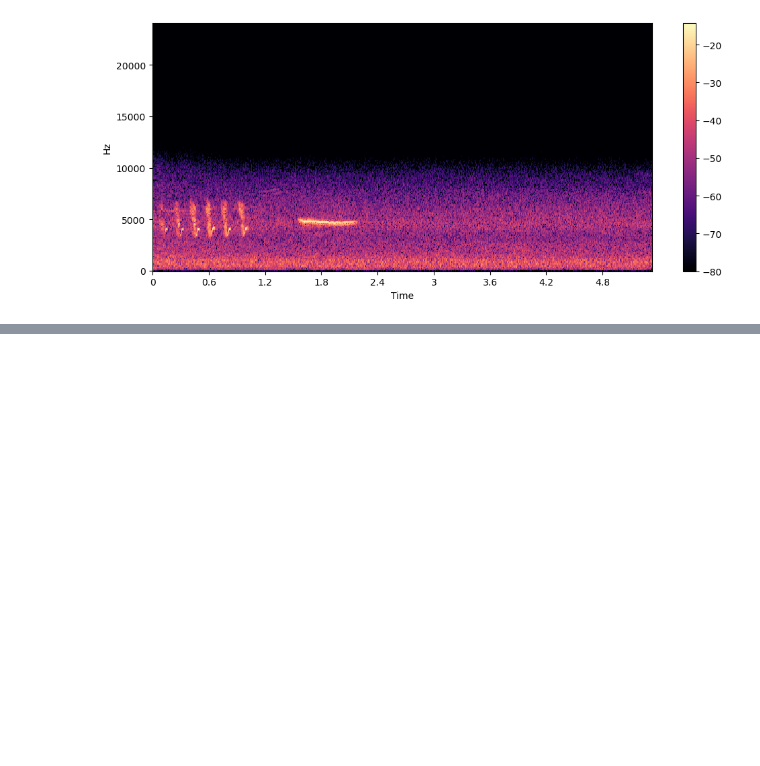
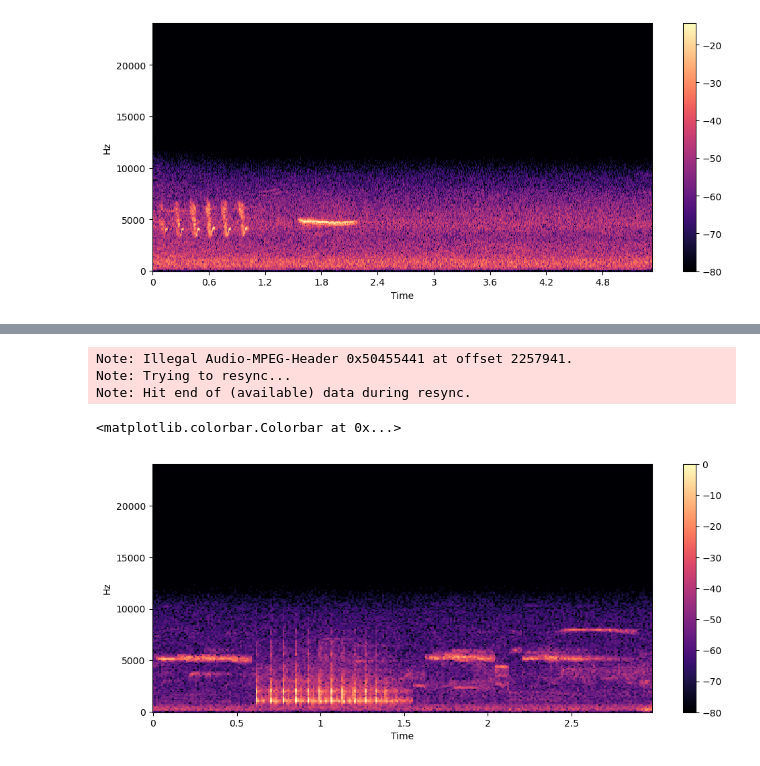
Before and after one commit to okkokuisma/bird-identifier, a Jupyter notebook: data.ipynb, the cells around one changed output, grey strips where cells are left out. Saved outputs shown, nothing was run; the diff lists cells and outputs as text; code cells hidden in the pictures; blank space fills up the shorter version.

Commit message:
add preprocess script

```diff
--- a/data.ipynb
+++ b/data.ipynb
@@ -178,0 +195,6 @@ np.save('test', S_db)
+# %%
+fs = []
+for dirpath, dnames, fnames in os.walk("/Volumes/COCO-DATA/songs/"):
+    for f in fnames:
+        fs.append(f)
+print(occurences.loc[occurences['gbifID'].isin(np.array(fs, dtype=int)), :])
@@ -178,0 +216,33 @@ np.save('test', S_db)
+# %%
+for i, id in enumerate(occurences['gbifID'][:10000].values):
+    song_path = f"/Volumes/COCO-DATA/songs/{id}"
+    npy_path = f"/Volumes/COCO-DATA/songs_npy/{id}.npy"
+    success = 'x'
+    if (i % 1000 == 0):
+        try:
+            if os.path.isfile(song_path):
+                segment = audio_preprocessing_pipeline(song_path)
+                np.save(npy_path, segment)
+                # success = 'o'
+        except:
+            continue
+        # print('Processed file [%d]/[%d]: %s\r'%(i, occurences.shape[0], success), end="")
+# %% [output]
+Note: Illegal Audio-MPEG-Header 0x50455441 at offset 2257941.
+Note: Trying to resync...
+Note: Hit end of (available) data during resync.
+# %%
+path = '/Volumes/COCO-DATA/songs/2243653834'
+npy_path = f"/Volumes/COCO-DATA/songs_npy/2243653834.npy"
+segment = audio_preprocessing_pipeline(path)
+np.save(npy_path, segment)
+# %%
+s = np.load(npy_path)
+S_db = librosa.amplitude_to_db(s, ref=np.max)
+
+plt.figure().set_figwidth(12)
+librosa.display.specshow(S_db, x_axis="time", y_axis="hz", sr=48000)
+plt.colorbar()
+# %% [output]
+<matplotlib.colorbar.Colorbar at 0x...>
+[figure, added]
```
Also changed, not shown: parts of 14 cells of this notebook, 2 other files.
